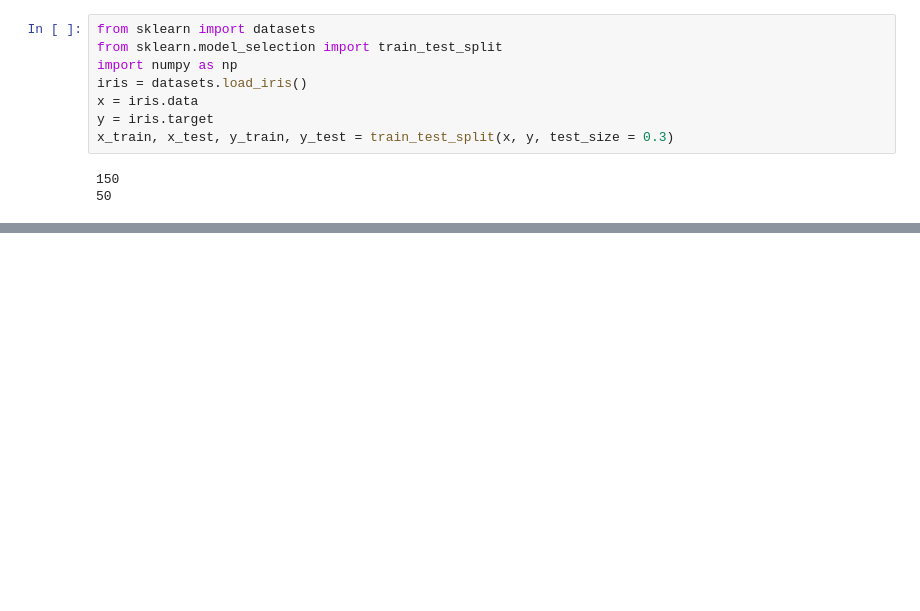
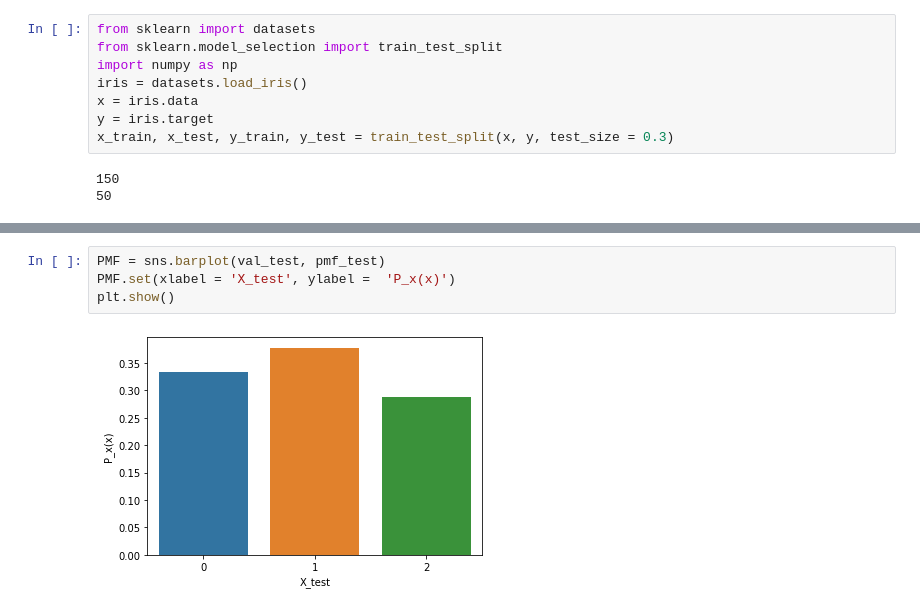
Before and after one commit to LPK99/Statistics_Vin, a Jupyter notebook: ipynb/btth_2_2.ipynb, the cells around one changed output, grey strips where cells are left out. Saved outputs shown, nothing was run; the diff lists cells and outputs as text; blank space fills up the shorter version.

```diff
--- a/ipynb/btth_2_2.ipynb
+++ b/ipynb/btth_2_2.ipynb
@@ -25,0 +47,6 @@ array([[0.        , 0.77777778],
+# %%
+PMF = sns.barplot(val_test, pmf_test)
+PMF.set(xlabel = 'X_test', ylabel =  'P_x(x)')
+plt.show()
+# %% [output]
+[figure, added]
```
Also changed, not shown: parts of 4 cells of this notebook, 1 other file.
